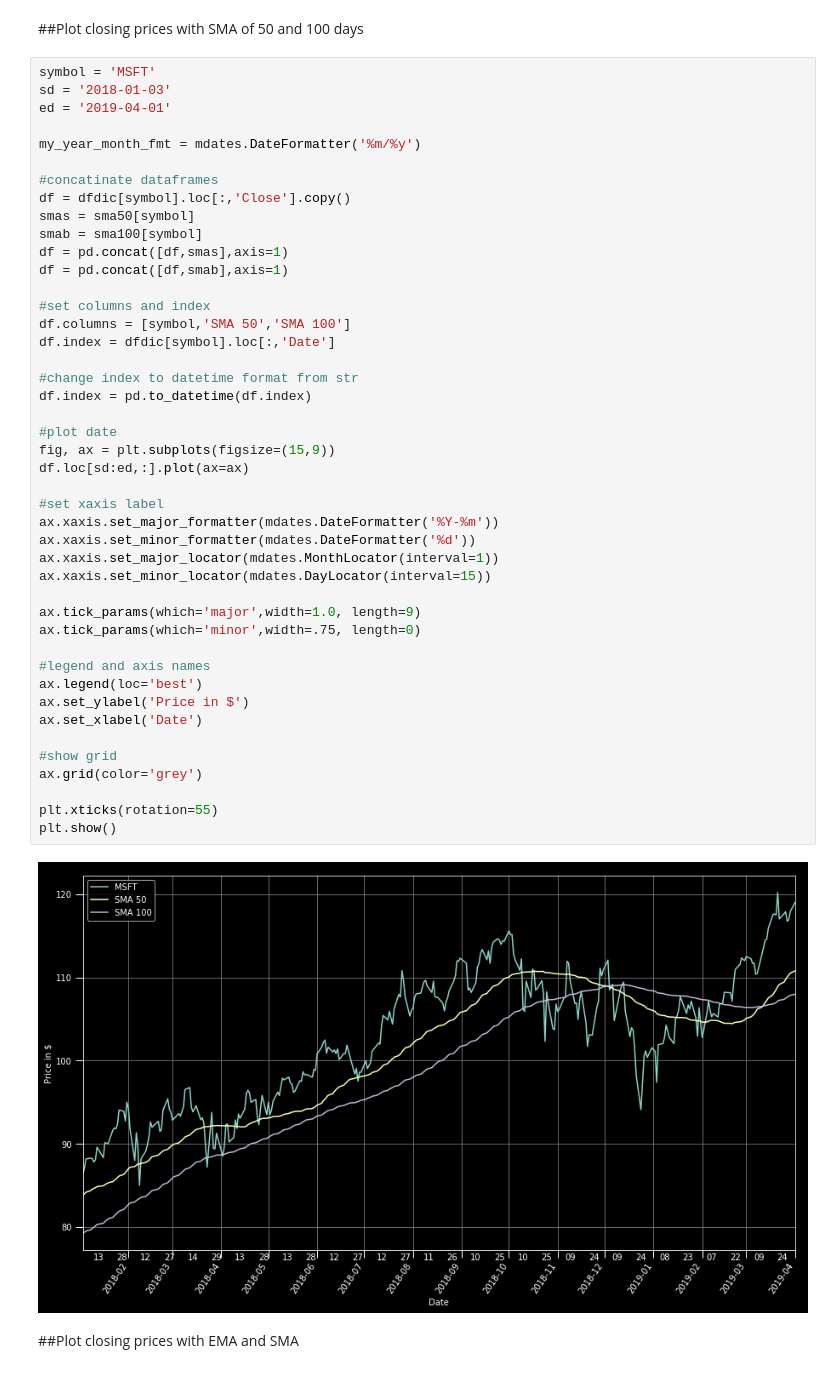
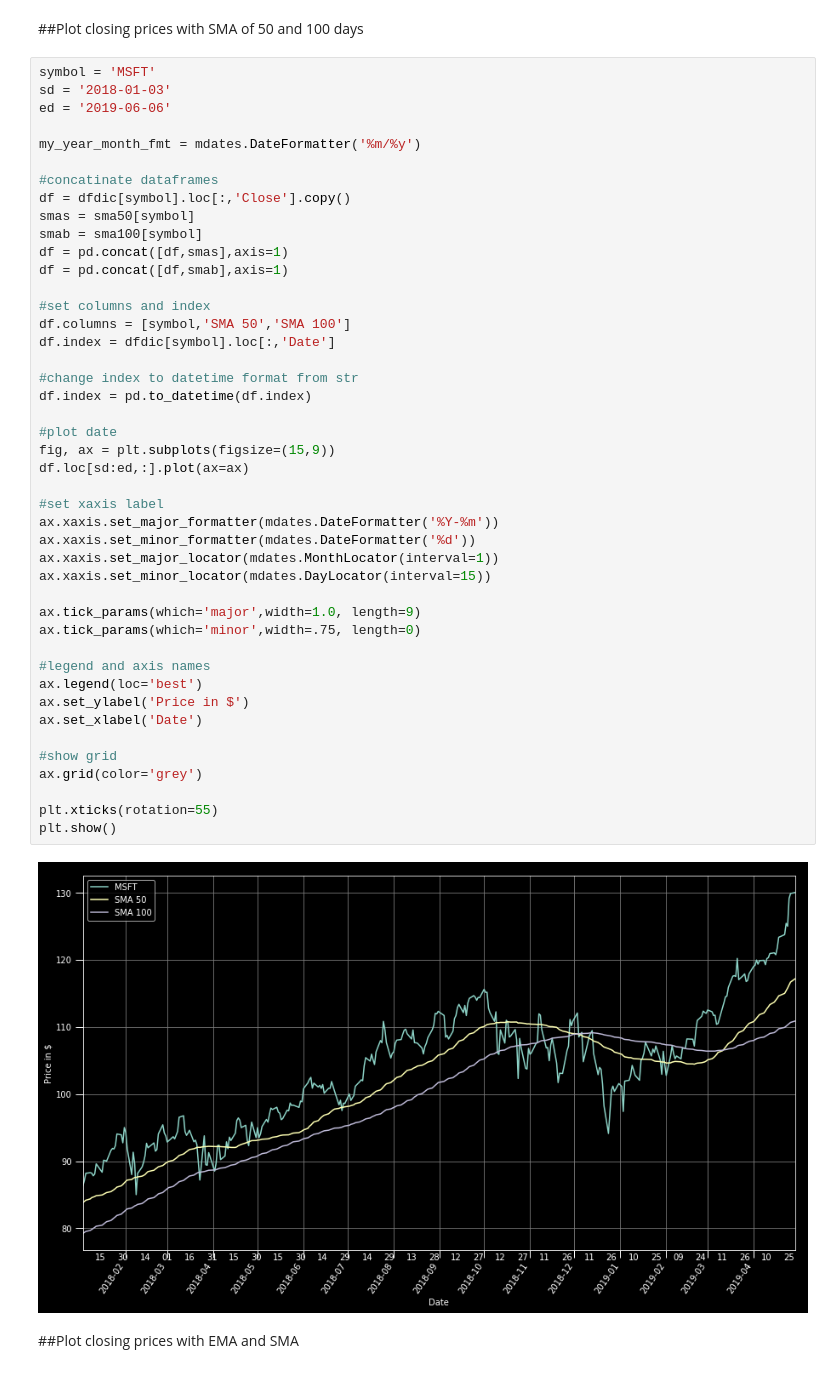
Before and after one commit to nicknovoa03/Stock-trader, a Jupyter notebook: analysis.ipynb, the cells around one changed output. Saved outputs shown, nothing was run; the diff lists cells and outputs as text.

```diff
--- a/analysis.ipynb
+++ b/analysis.ipynb
@@ -182,7 +222,7 @@ plt.show()
 # %%
 symbol = 'MSFT'
 sd = '2018-01-03'
-ed = '2019-04-01'
+ed = '2019-06-06'
 
 my_year_month_fmt = mdates.DateFormatter('%m/%y')
 
@@ -197,34 +237,34 @@ df = pd.concat([df,smab],axis=1)
 df.columns = [symbol,'SMA 50','SMA 100']
 df.index = dfdic[symbol].loc[:,'Date']
 
 #change index to datetime format from str
 df.index = pd.to_datetime(df.index)
 
 #plot date
 fig, ax = plt.subplots(figsize=(15,9))
 df.loc[sd:ed,:].plot(ax=ax)
 
 #set xaxis label
 ax.xaxis.set_major_formatter(mdates.DateFormatter('%Y-%m'))
 ax.xaxis.set_minor_formatter(mdates.DateFormatter('%d'))
 ax.xaxis.set_major_locator(mdates.MonthLocator(interval=1))
 ax.xaxis.set_minor_locator(mdates.DayLocator(interval=15))
 
 ax.tick_params(which='major',width=1.0, length=9)
 ax.tick_params(which='minor',width=.75, length=0)
 
 #legend and axis names
 ax.legend(loc='best')
 ax.set_ylabel('Price in $')
 ax.set_xlabel('Date')
 
 #show grid
 ax.grid(color='grey')
 
 plt.xticks(rotation=55)
 plt.show()
 # %% [output]
-[figure, old version]
+[figure, new version]
 # %% [markdown]
 ##Plot closing prices with EMA and SMA
 # %%
```
Also changed, not shown: parts of 4 cells of this notebook.
